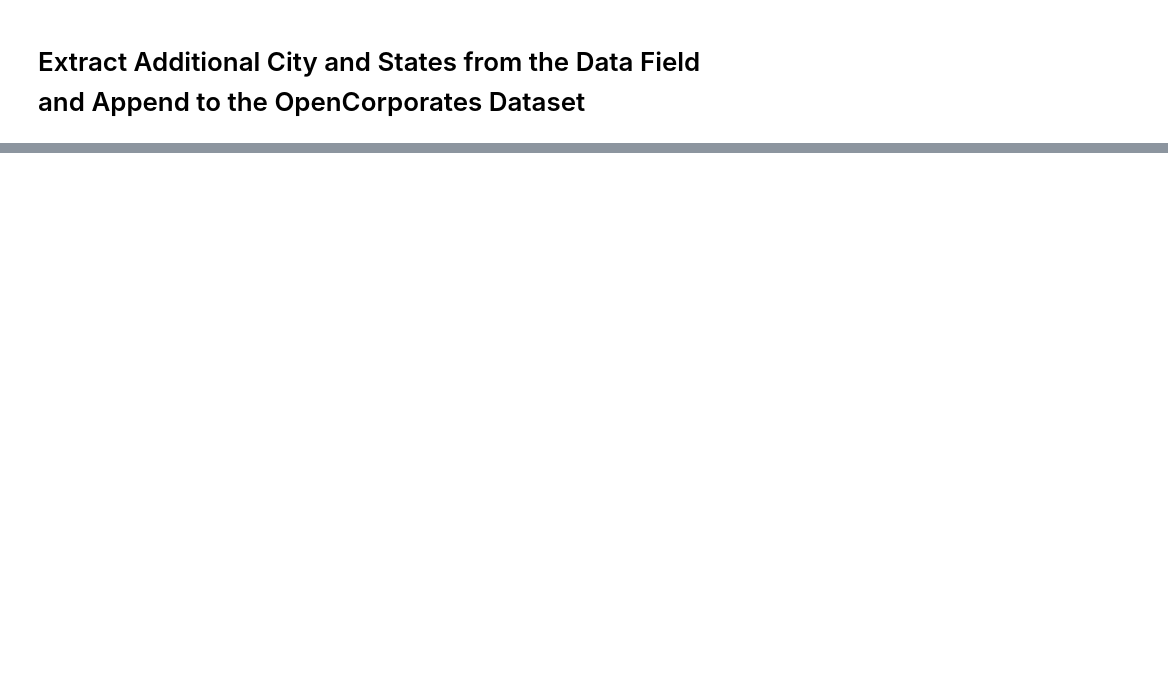
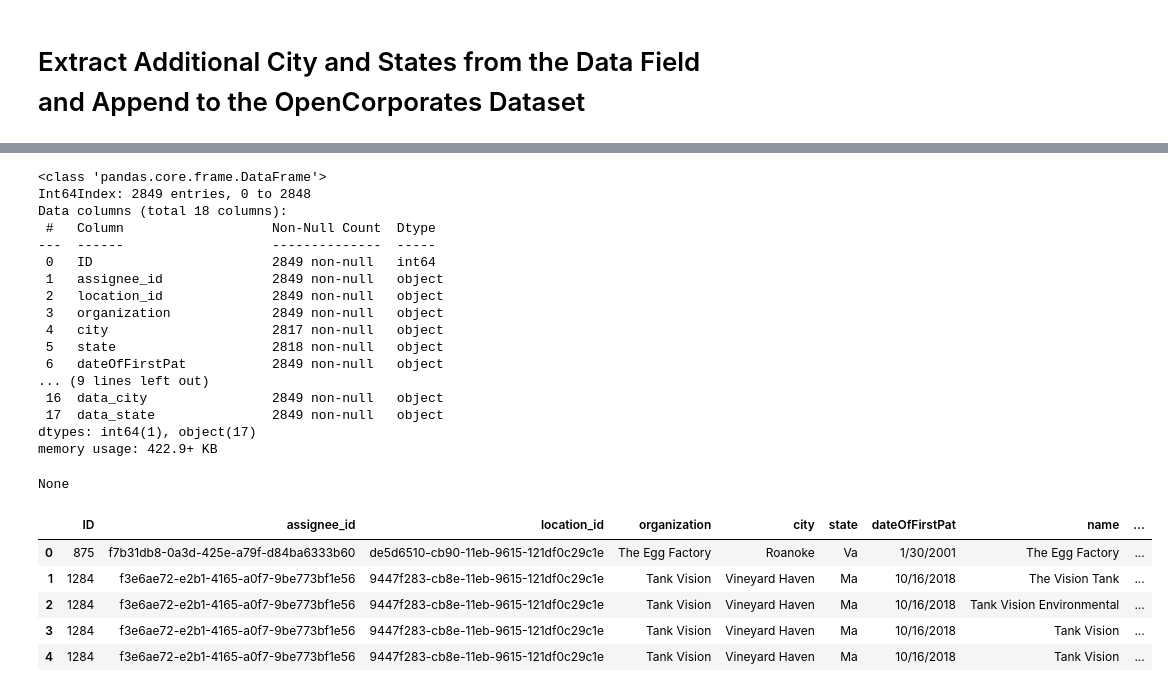
Before and after one commit to jc2568/PatentsView_OC, a Jupyter notebook: Prepare OpenCorporates Data with No States.ipynb, the cells around one changed output, grey strips where cells are left out. Drawn from its saved outputs; the diff is of its cells as text; code cells hidden in the pictures; blank space fills up the shorter version.

```diff
--- a/Prepare OpenCorporates Data with No States.ipynb
+++ b/Prepare OpenCorporates Data with No States.ipynb
@@ -899,0 +1158,64 @@ mergeFullWithNoStates2.to_csv("../csvResults/mergedPVOCNoStates.csv",index=False
+# %%
+### convert the city names and states to capitalize the first character in the string
+assingeeIDMerge['state']=assingeeIDMerge['state'].str.title()
+assingeeIDMerge['address_city']=assingeeIDMerge['address_city'].str.title()
+assingeeIDMerge['address_state']=assingeeIDMerge['address_state'].str.lower()
+assingeeIDMerge['agent_city']=assingeeIDMerge['agent_city'].str.title()
+assingeeIDMerge['agent_state']=assingeeIDMerge['agent_state'].str.lower()
+
+#convert states from full names to two-letter abbreviations
+assingeeIDMerge.replace({'address_state':{"california":"ca","connecticut":"ct","massachusetts":"ma","florida":"fl",
+                                          "georgia":"ga","washington":"wa","new york":"ny","delaware":"de","tennessee":"tn",
+                                          "missouri":"mo","texas":"tx","indiana":"in","minnesota":"mn","pennsylvania":"pa",
+                                          "oregon":"or","virginia":"va","illinois":"il","kentucky":"ky","north carolina":"nc",
+                                          "new jersey":"nj","colorado":"co","maryland":"md","ohio":"oh","arizona":"az",
+                                          "nevada":"nv","utah":"ut","michigan":"mi","new hampshire":"nh","vermont":"vt",
+                                          "kansas":"ks","oklahoma":"ok","iowa":"ia","louisiana":"la","rhode island":"ri",
+                                          "wisconsin":"wi","hawaii":"hi","montana":"mt","nebraska":"ne",
+                                          "district of columbia":"dc","west virginia":"wv","alabama":"al","idaho":"id",
+                                          "maine":"me","new mexico":"nm","south carolina":"sc","north dakota":"nd",
+                                          "south dakota":"sd","arkansas":"ar","alaska":"ak","wyoming":"wy",
+                                          "mississippi":"ms"}},inplace=True)
+
+assingeeIDMerge.replace({'agent_state':{"california":"ca","connecticut":"ct","massachusetts":"ma","florida":"fl",
+                                          "georgia":"ga","washington":"wa","new york":"ny","delaware":"de","tennessee":"tn",
+                                          "missouri":"mo","texas":"tx","indiana":"in","minnesota":"mn","pennsylvania":"pa",
+                                          "oregon":"or","virginia":"va","illinois":"il","kentucky":"ky","north carolina":"nc",
+                                          "new jersey":"nj","colorado":"co","maryland":"md","ohio":"oh","arizona":"az",
+                                          "nevada":"nv","utah":"ut","michigan":"mi","new hampshire":"nh","vermont":"vt",
+                                          "kansas":"ks","oklahoma":"ok","iowa":"ia","louisiana":"la","rhode island":"ri",
+                                          "wisconsin":"wi","hawaii":"hi","montana":"mt","nebraska":"ne",
+                                          "district of columbia":"dc","west virginia":"wv","alabama":"al","idaho":"id",
+                                          "maine":"me","new mexico":"nm","south carolina":"sc","north dakota":"nd",
+                                          "south dakota":"sd","arkansas":"ar","alaska":"ak","wyoming":"wy",
+                                          "mississippi":"ms"}},inplace=True)
+
+assingeeIDMerge['address_state']=assingeeIDMerge['address_state'].str.title()
+assingeeIDMerge['agent_state']=assingeeIDMerge['agent_state'].str.title()
+
+display(assingeeIDMerge.info(),assingeeIDMerge.head())
+# %% [output]
+<class 'pandas.core.frame.DataFrame'>
+Int64Index: 2849 entries, 0 to 2848
+Data columns (total 18 columns):
+ #   Column                   Non-Null Count  Dtype
+---  ------                   --------------  -----
+ 0   ID                       2849 non-null   int64
+ 1   assignee_id              2849 non-null   object
+ 2   location_id              2849 non-null   object
+ 3   organization             2849 non-null   object
+ 4   city                     2817 non-null   object
+ 5   state                    2818 non-null   object
+ 6   dateOfFirstPat           2849 non-null   object
+... (9 lines left out)
+ 16  data_city                2849 non-null   object
+ 17  data_state               2849 non-null   object
+dtypes: int64(1), object(17)
+memory usage: 422.9+ KB
+None
+|  | ID | assignee_id | location_id | organization | city | state | dateOfFirstPat | name | ... |
+| 0 | 875 | f7b31db8-0a3d-425e-a79f-d84ba6333b60 | de5d6510-cb90-11eb-9615-121df0c29c1e | The Egg Factory | Roanoke | Va | 1/30/2001 | The Egg Factory | ... |
+| 1 | 1284 | f3e6ae72-e2b1-4165-a0f7-9be773bf1e56 | 9447f283-cb8e-11eb-9615-121df0c29c1e | Tank Vision | Vineyard Haven | Ma | 10/16/2018 | The Vision Tank | ... |
+| 2 | 1284 | f3e6ae72-e2b1-4165-a0f7-9be773bf1e56 | 9447f283-cb8e-11eb-9615-121df0c29c1e | Tank Vision | Vineyard Haven | Ma | 10/16/2018 | Tank Vision Environmental | ... |
+| 3 | 1284 | f3e6ae72-e2b1-4165-a0f7-9be773bf1e56 | 9447f283-cb8e-11eb-9615-121df0c29c1e | Tank Vision | Vineyard Haven | Ma | 10/16/2018 | Tank Vision | ... |
+| 4 | 1284 | f3e6ae72-e2b1-4165-a0f7-9be773bf1e56 | 9447f283-cb8e-11eb-9615-121df0c29c1e | Tank Vision | Vineyard Haven | Ma | 10/16/2018 | Tank Vision | ... |
```
Also changed, not shown: parts of 56 cells of this notebook.
